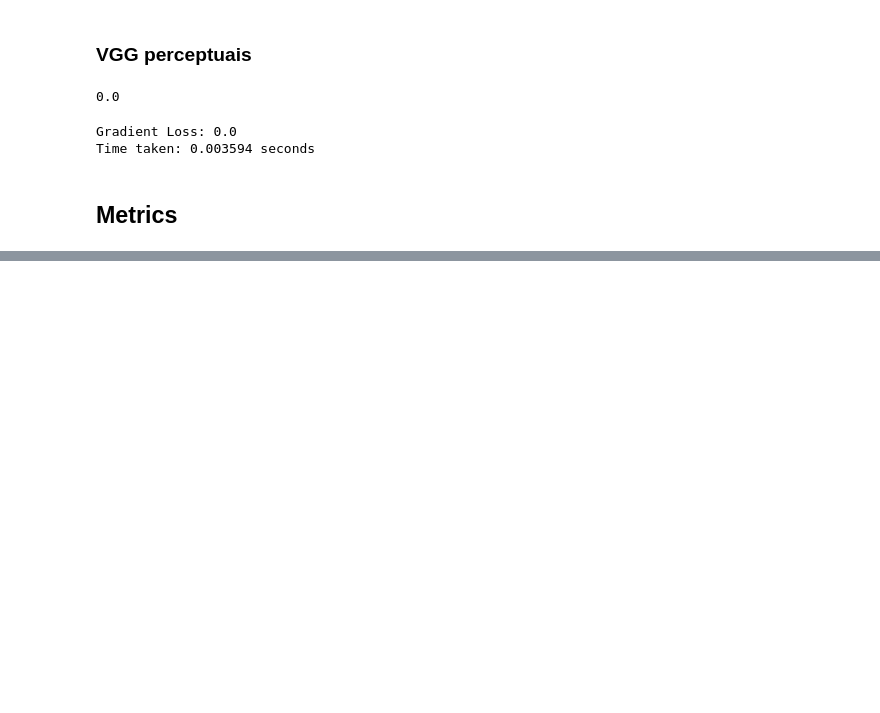
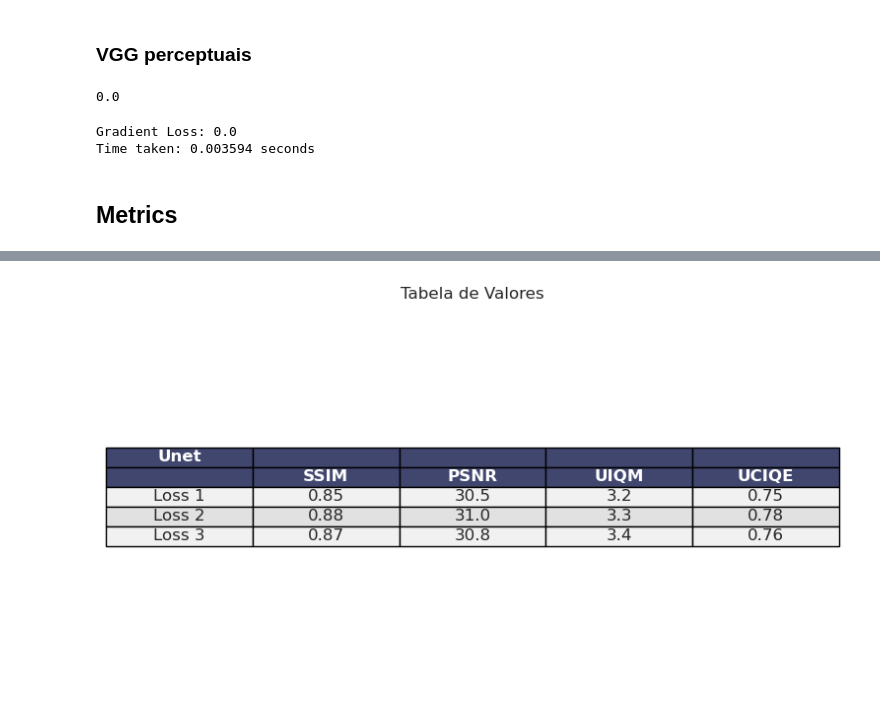
Before and after one commit to gusanagy/Loss_battle, a Jupyter notebook: work2.ipynb, the cells around one changed output, grey strips where cells are left out. Drawn from its saved outputs; the diff is of its cells as text; code cells hidden in the pictures; blank space fills up the shorter version.

```diff
--- a/work2.ipynb
+++ b/work2.ipynb
@@ -1961,0 +2120,44 @@ Time taken: 0.003594 seconds
+# %%
+import matplotlib.pyplot as plt
+import seaborn as sns
+
+# Dados organizados em uma matriz
+dados = [
+    ["Unet", "", "", "", ""],
+    ["", "SSIM", "PSNR", "UIQM", "UCIQE"],
+    ["Loss 1", 0.85, 30.5, 3.2, 0.75],
+    ["Loss 2", 0.88, 31.0, 3.3, 0.78],
+    ["Loss 3", 0.87, 30.8, 3.4, 0.76]
+]
+
+# Definindo o estilo do seaborn
+sns.set(style="whitegrid")
+
+# Criando a figura e o eixo
+fig, ax = plt.subplots(figsize=(8, 5))
+
+# Ocultando o eixo
+ax.axis('tight')
+ax.axis('off')
+
+# Criando a tabela usando matplotlib
+tabela = ax.table(cellText=dados, cellLoc='center', loc='center')
+
+# Ajustando a visualização
+tabela.auto_set_font_size(False)
+tabela.set_fontsize(12)
+tabela.scale(1.2, 1.2)
+
+# Estilizando a tabela
+for (i, j), cell in tabela.get_celld().items():
+    cell.set_edgecolor('black')
+    if i == 0 or i == 1:
+        cell.set_text_props(weight='bold', color='white')
+        cell.set_facecolor('#40466e')
+    else:
+        cell.set_facecolor('#f1f1f2' if i % 2 == 0 else '#e1e1e2')
+
+plt.title("Tabela de Valores")
+plt.show()
+# %% [output]
+[figure, added]
```
Also changed, not shown: parts of 9 cells of this notebook, 7 other files.
